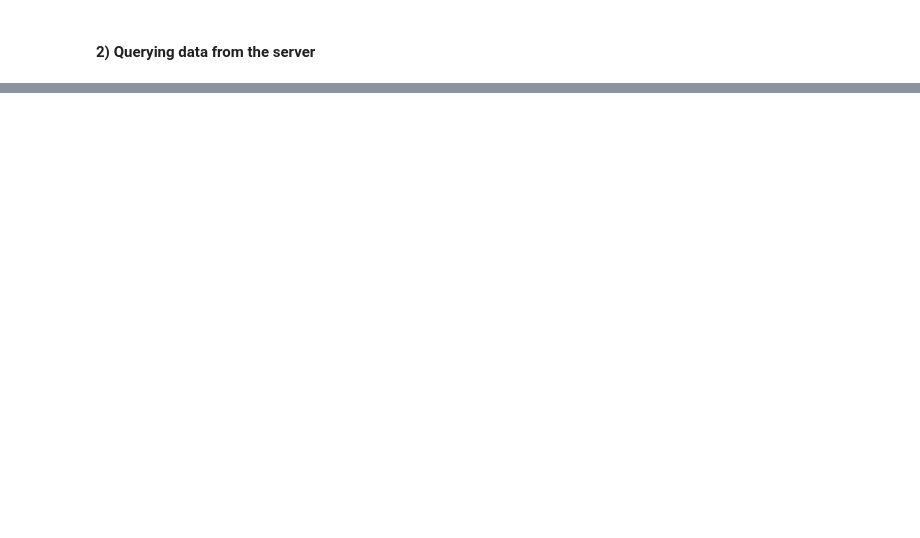
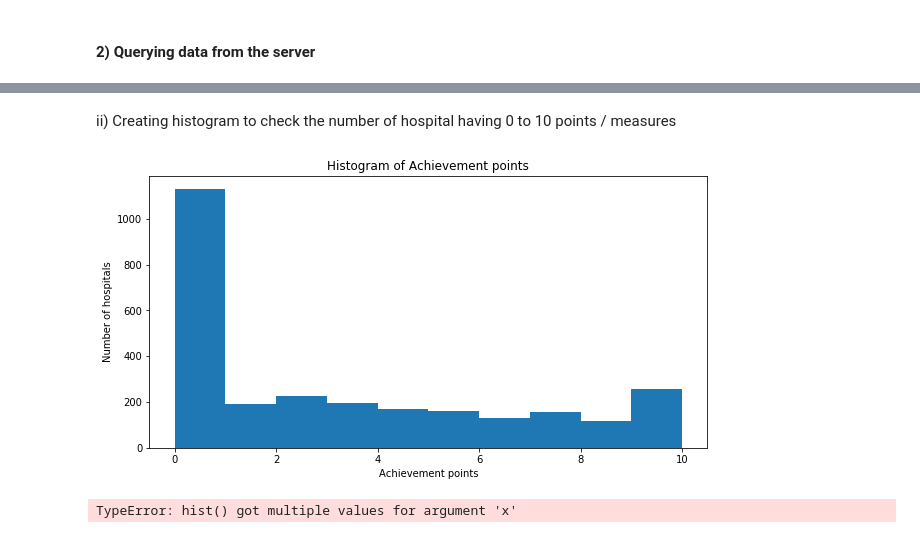
Before and after one commit to sobil-dalal/DAP_Project, a Jupyter notebook: Exploratory_Analysis_HVBP.ipynb, the cells around one changed output, grey strips where cells are left out. Cells and saved outputs as stored; diff of their text form; code cells hidden in the pictures; blank space fills up the shorter version.

Commit message:
HVBP exploratory analysis and Boxplot visualization

```diff
--- a/Exploratory_Analysis_HVBP.ipynb
+++ b/Exploratory_Analysis_HVBP.ipynb
@@ -37,0 +101,8 @@ hvbp_df.corr()
+# %%
+print("Creating a new data frame contaning only improvement and achievement points and measures")
+features = ['mort_30_ami_achievement_points','mort_30_ami_improvement_points','mort_30_ami_measure_score',
+            'mort_30_hf_achievement_points','mort_30_hf_improvement_points','mort_30_hf_measure_score',
+            'mort_30_pn_achievement_points','mort_30_pn_improvement_points','mort_30_pn_measure_score',
+            'comp_hip_knee_achievement_points','comp_hip_knee_improvement_points','comp_hip_knee_measure_score']
+hvbp_df_m = hvbp_df[features]
+hvbp_df_m.head()
@@ -37,0 +169,24 @@ hvbp_df.corr()
+# %% [markdown]
+ii) Creating histogram to check the number of hospital having 0 to 10 points / measures
+# %%
+# 'bin_edges' is a list of bin intervals
+
+hvbp_df_m['mort_30_hf_achievement_points'].plot(kind='hist', figsize=(10, 5))
+
+plt.title('Histogram of Achievement points') # add a title to the histogram
+plt.ylabel('Number of hospitals') # add y-label
+plt.xlabel('Achievement points') # add x-label
+
+plt.show()
+# %% [output]
+[figure, added]
+# %%
+fig = plt.hist(hvbp_df_m, x="mort_30_hf_achievement_points",
+                   title='Histogram of Achievement points',
+                   labels={'mort_30_hf_achievement_points':'mort_30_hf_achievement_points'}, # can specify one label per df column
+                   opacity=0.8, # represent bars with log scale
+                   color_discrete_sequence=['indianred'] # color of histogram bars
+                   )
+fig.show()
+# %% [output]
+TypeError: hist() got multiple values for argument 'x'
```
Also changed, not shown: parts of 18 cells of this notebook.
